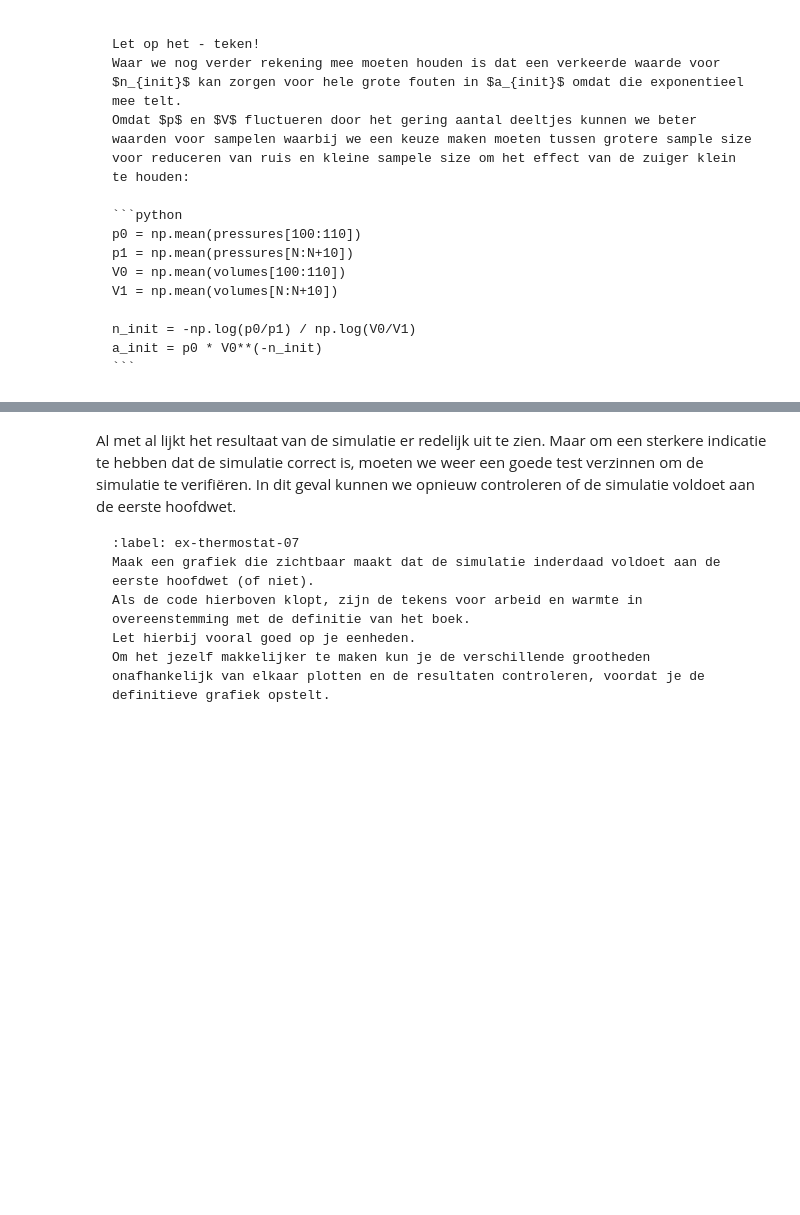
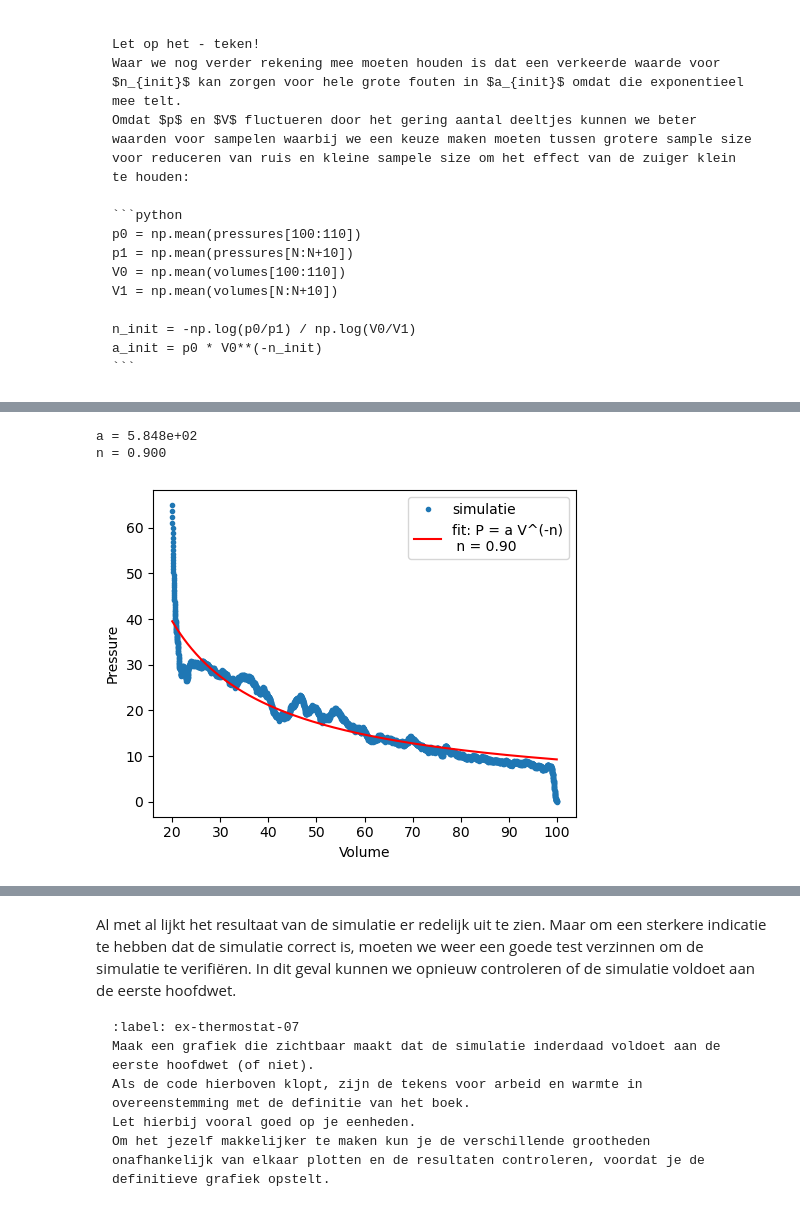
Before and after one commit to TomVerme/1, a Jupyter notebook: Content/PySim/8_thermostaat.ipynb, the cells around one changed output, grey strips where cells are left out. Saved outputs shown, nothing was run; the diff lists cells and outputs as text; code cells hidden in the pictures; blank space fills up the shorter version.

```diff
--- a/Content/PySim/8_thermostaat.ipynb
+++ b/Content/PySim/8_thermostaat.ipynb
@@ -400,8 +402,40 @@ print(a_init)
 # %%
 def power_law(vol, a, n):
     return a * vol**n
 
 #your code/answer
+def PV_fit(V, a, n):
+    return a * V**(-n)
+
+from scipy.optimize import curve_fit
+
+popt, pcov = curve_fit(
+    PV_fit,
+    volumes,
+    pressures,
+    p0=[a_init, n_init],
+    maxfev=10000
+)
+
+a_fit, n_fit = popt
+print(f"a = {a_fit:.3e}")
+print(f"n = {n_fit:.3f}")
+
+V_fit = np.linspace(volumes.min(), volumes.max(), 500)
+P_fit = PV_fit(V_fit, a_fit, n_fit)
+
+plt.figure(figsize=(5,4))
+plt.plot(volumes, pressures, '.', label='simulatie')
+plt.plot(V_fit, P_fit, 'r-', label=f'fit: P = a V^(-n)\n n = {n_fit:.2f}')
+plt.xlabel('Volume')
+plt.ylabel('Pressure')
+plt.legend()
+plt.tight_layout()
+plt.show()
+# %% [output]
+a = 5.848e+02
+n = 0.900
+[figure, added]
 # %% [markdown]
 Je ziet dat de exponent van dit $(P,V)$-diagram net niet overeenkomt met de ideale verwachting.
 
```
Also changed, not shown: parts of 5 cells of this notebook.
